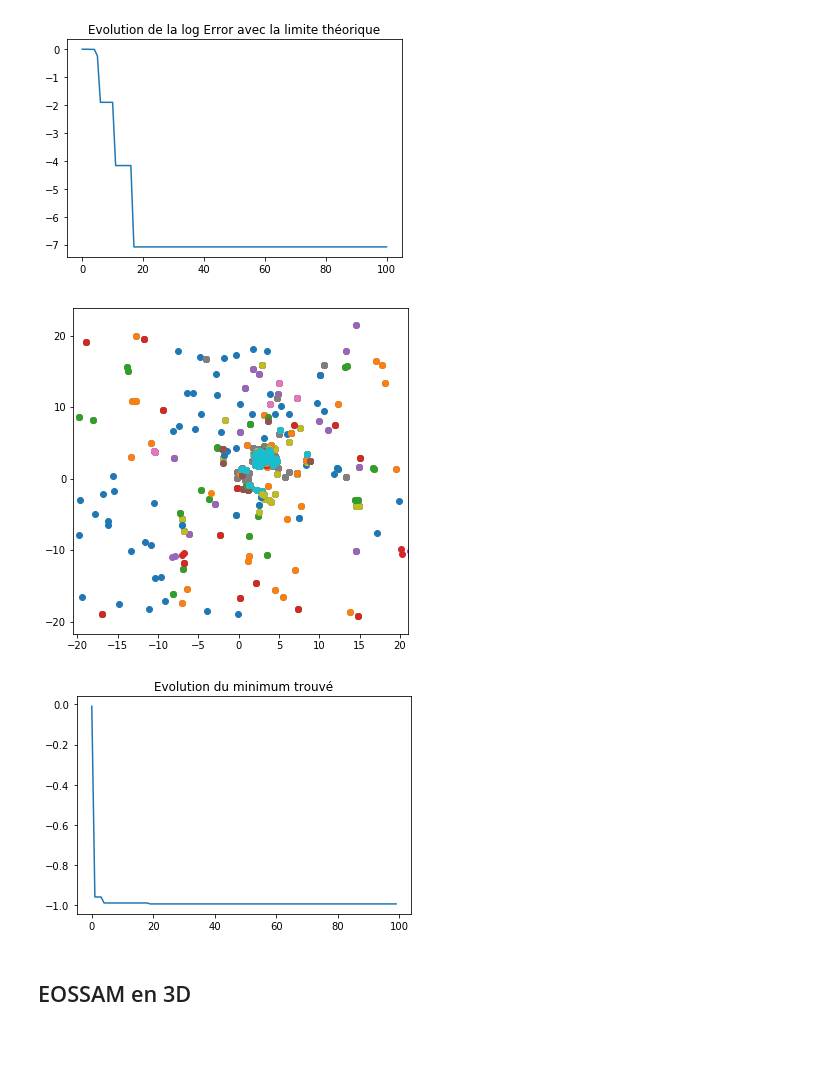
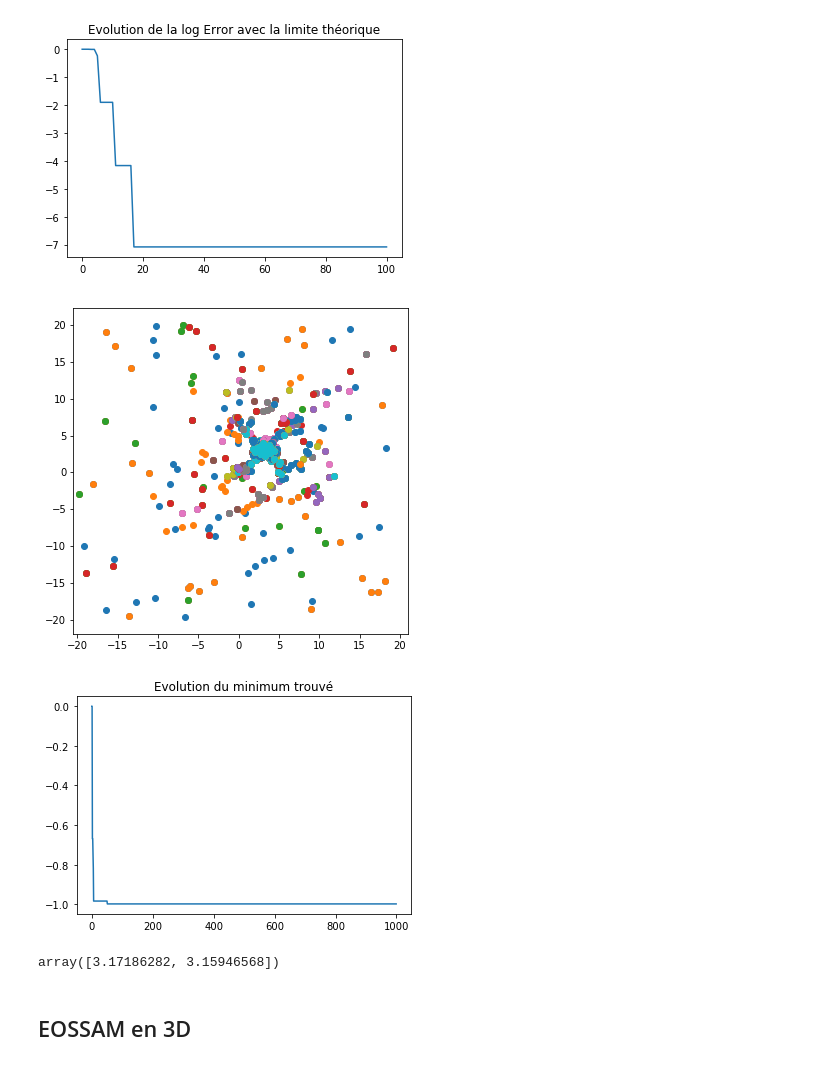
Before and after one commit to ppmdatix/HeuristiquesBE, a Jupyter notebook: Essaim Particulaires.ipynb, the cells around one changed output. Cells and saved outputs as stored; diff of their text form; code cells hidden in the pictures.

```diff
--- a/Essaim Particulaires.ipynb
+++ b/Essaim Particulaires.ipynb
@@ -197,12 +197,14 @@ EP.logError(-1)
 # %%
 EP = EssaimParticulaire(n=100,xmin=-20,xmax=20,fonction=eossam2D,omega=1,alpha=1,beta=1)
 EP.init2D()
 #EP.iterate(10)
-EP.plot2Din2D(100,save_mode=True, save_name="eossam2D")
+EP.plot2Din2D(1000,save_mode=True, save_name="eossam2D")
 EP.plotfHistory()
+EP.g
 # %% [output]
-[figure, old version]
+[figure, new version]
-[figure, old version]
+[figure, new version]
+array([3.17186282, 3.15946568])
 # %% [markdown]
 ## EOSSAM en 3D
 # %%
```
Also changed, not shown: parts of 1 cell of this notebook, 4 other files.
